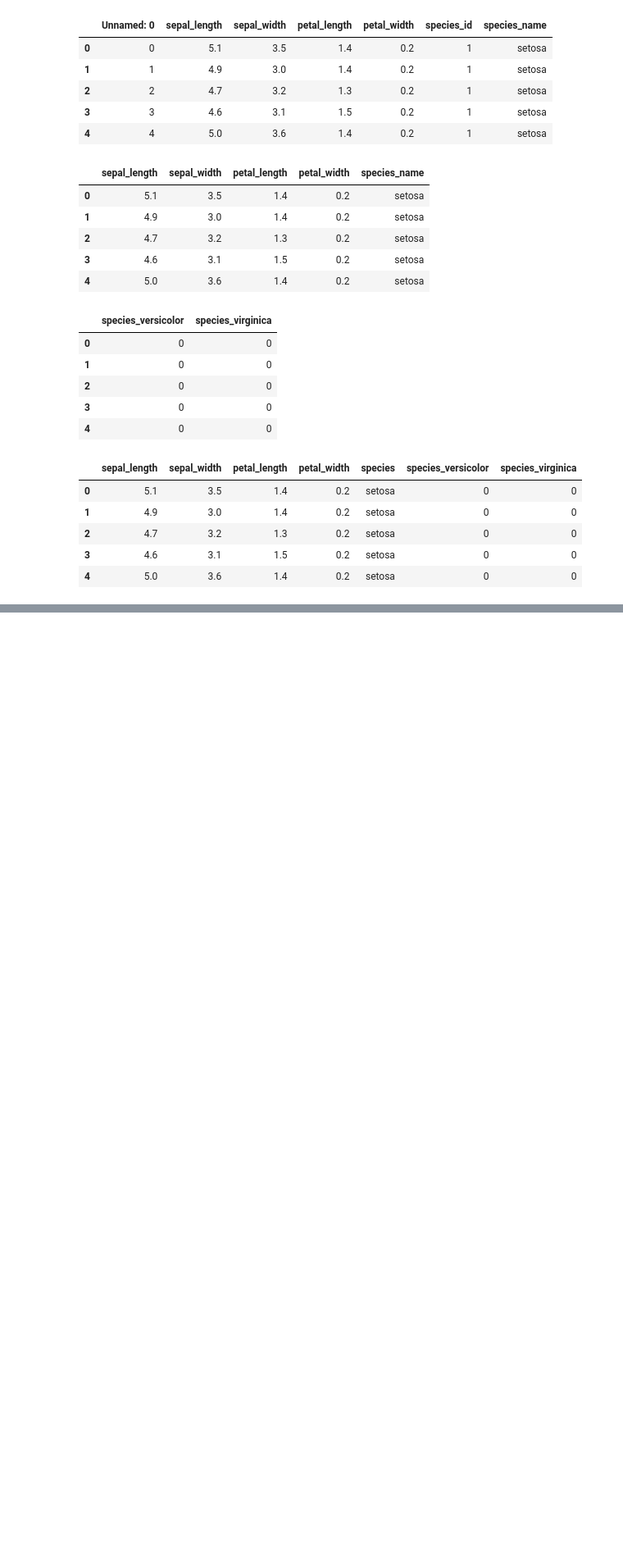
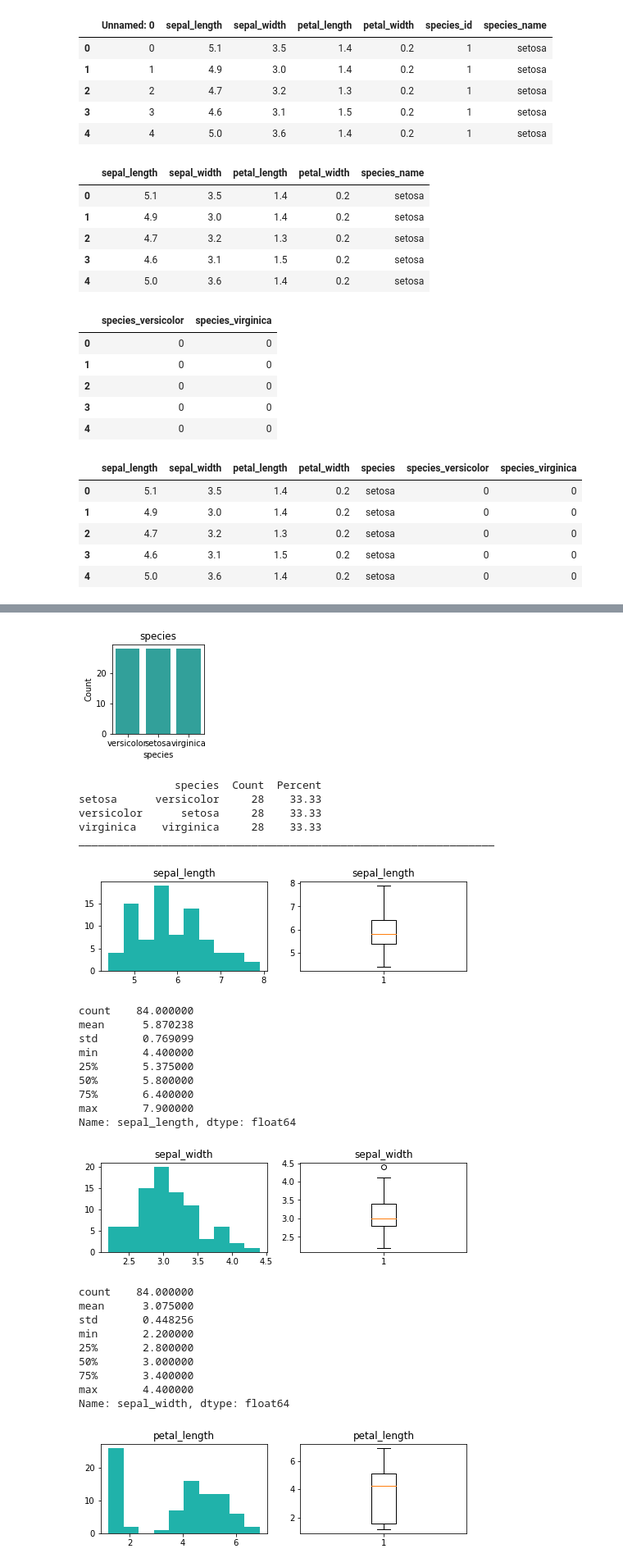
Before and after one commit to brandon-sharpe/classification-exercises, a Jupyter notebook: classification_exercises.ipynb, the cells around one changed output, grey strips where cells are left out. Shown: that part at 82% size. Drawn from its saved outputs; the diff is of its cells as text; code cells hidden in the pictures; blank space fills up the shorter version.

```diff
--- a/classification_exercises.ipynb
+++ b/classification_exercises.ipynb
@@ -292,4 +297,14 @@ def prep_iris_data(iris):
 # %%
 iris_df = prep_iris_data(iris)
 # %%
-iris_df.head()
+def split_data(iris_df):
+    '''
+    take in a DataFrame and return train, validate, and test DataFrames; stratify on survived.
+    return train, validate, test DataFrames.
+    '''
+    train_validate, test = train_test_split(iris_df, test_size=.2, random_state=123, stratify=iris_df.species)
+    train, validate = train_test_split(train_validate,
+                                       test_size=.3,
+                                       random_state=123,
+                                       stratify=train_validate.species)
+    return train, validate, test
@@ -302,0 +311,2 @@ iris_df.head()
+# %%
+train, validate, test = split_data(iris_df)
@@ -302,0 +342,33 @@ iris_df.head()
+# %%
+cat_vars = ['species']
+quant_vars = ['sepal_length', 'sepal_width', 'petal_length', 'petal_width']
+# %%
+explore.explore_univariate(train, cat_vars, quant_vars)
+# %% [output]
+[figure, added]
+               species  Count  Percent
+setosa      versicolor     28    33.33
+versicolor      setosa     28    33.33
+virginica    virginica     28    33.33
+_________________________________________________________________
+[figure, added]
+count    84.000000
+mean      5.870238
+std       0.769099
+min       4.400000
+25%       5.375000
+50%       5.800000
+75%       6.400000
+max       7.900000
+Name: sepal_length, dtype: float64
+[figure, added]
+count    84.000000
+mean      3.075000
+std       0.448256
+min       2.200000
+25%       2.800000
+50%       3.000000
+75%       3.400000
+max       4.400000
+Name: sepal_width, dtype: float64
+[figure, added]
```
Also changed, not shown: parts of 22 cells of this notebook, 2 other files.
